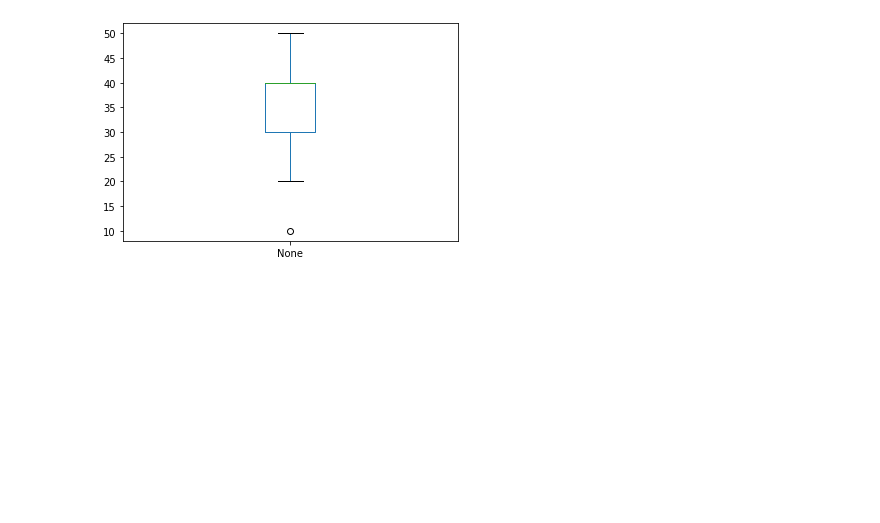
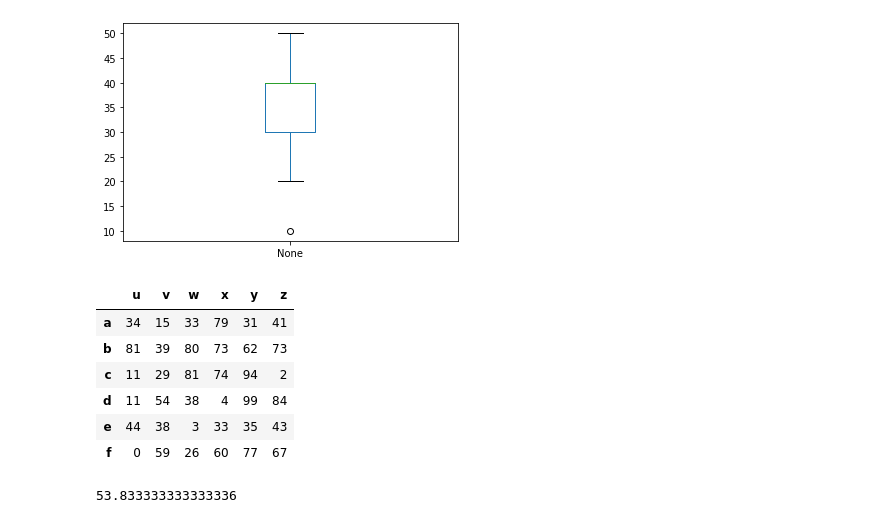
Before and after one commit to ramlaxman/cisco-2020-oct-14-plotting, a Jupyter notebook: Cisco 2020 October 14 — Pandas plotting.ipynb, the cells around one changed output. Drawn from its saved outputs; the diff is of its cells as text; code cells hidden in the pictures; blank space fills up the shorter version.

```diff
--- a/Cisco 2020 October 14 — Pandas plotting.ipynb
+++ b/Cisco 2020 October 14 — Pandas plotting.ipynb
@@ -159,3 +159,21 @@ s.plot.box()
 # %% [output]
 <AxesSubplot:>
 [figure]
+# %%
+df = DataFrame(np.random.randint(0, 100, [6,6]),
+              columns=list('uvwxyz'),
+              index=list('abcdef'))
+
+df
+# %% [output]
+|  | u | v | w | x | y | z |
+| a | 34 | 15 | 33 | 79 | 31 | 41 |
+| b | 81 | 39 | 80 | 73 | 62 | 73 |
+| c | 11 | 29 | 81 | 74 | 94 | 2 |
+| d | 11 | 54 | 38 | 4 | 99 | 84 |
+| e | 44 | 38 | 3 | 33 | 35 | 43 |
+| f | 0 | 59 | 26 | 60 | 77 | 67 |
+# %%
+df['x'].mean()
+# %% [output]
+53.833333333333336
```
Also changed, not shown: parts of 2 cells of this notebook.
